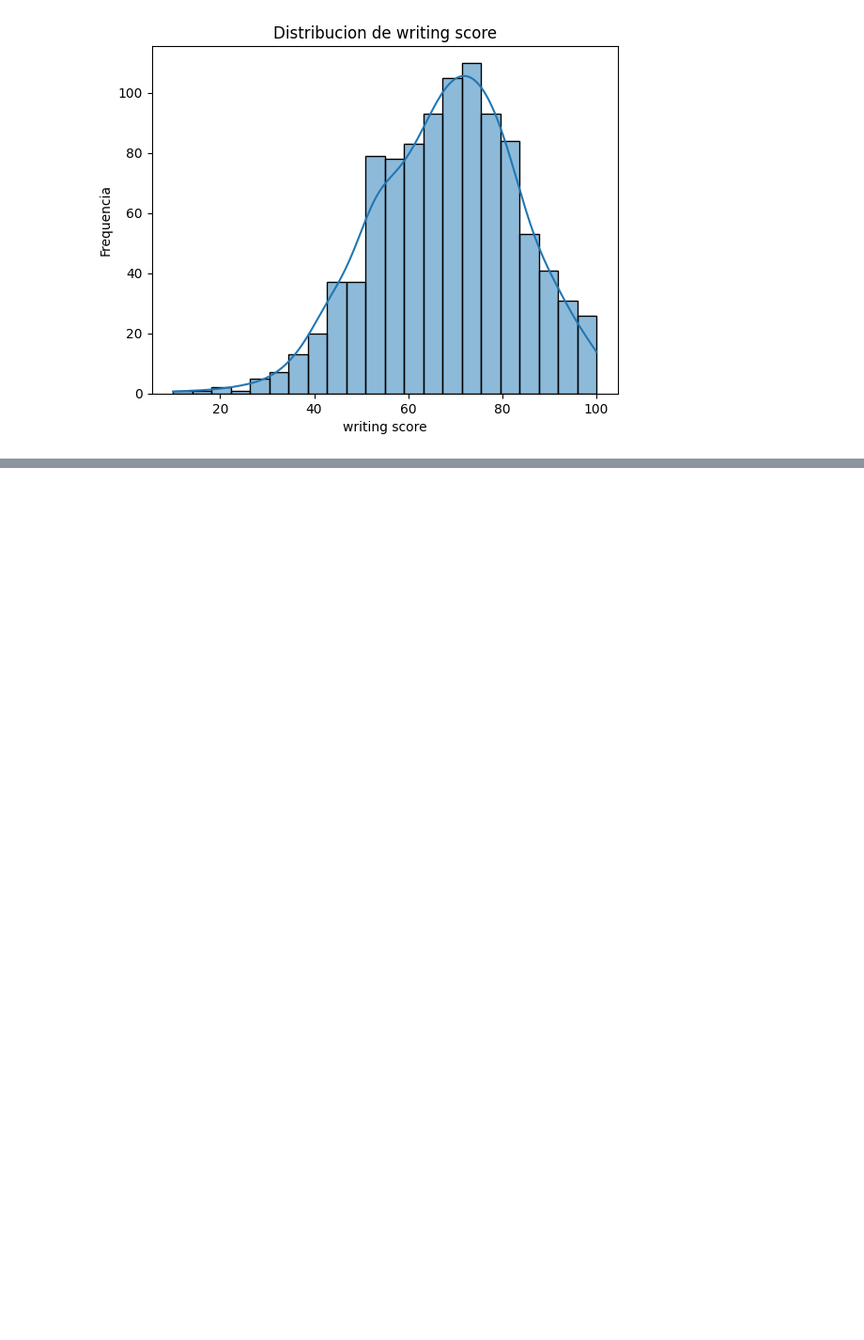
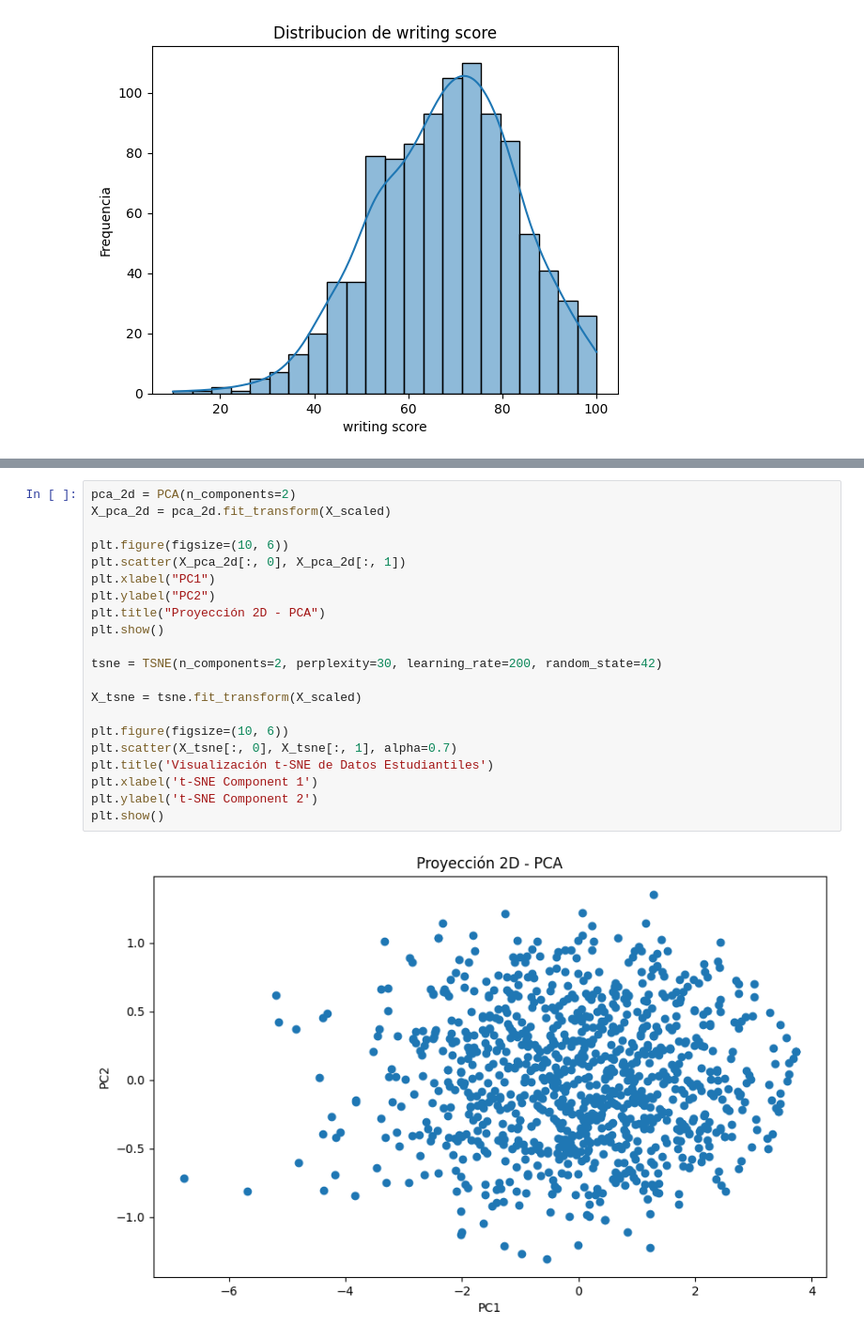
Before and after one commit to Shurrasco23/Guia-6-matematicas, a Jupyter notebook: guia6.ipynb, the cells around one changed output, grey strips where cells are left out. Shown at 94% size. Drawn from its saved outputs; the diff is of its cells as text; blank space fills up the shorter version.

```diff
--- a/guia6.ipynb
+++ b/guia6.ipynb
@@ -134,0 +226,23 @@ for column in df_data_num.columns:
+# %%
+pca_2d = PCA(n_components=2)
+X_pca_2d = pca_2d.fit_transform(X_scaled)
+
+plt.figure(figsize=(10, 6))
+plt.scatter(X_pca_2d[:, 0], X_pca_2d[:, 1])
+plt.xlabel("PC1")
+plt.ylabel("PC2")
+plt.title("Proyección 2D - PCA")
+plt.show()
+
+tsne = TSNE(n_components=2, perplexity=30, learning_rate=200, random_state=42)
+
+X_tsne = tsne.fit_transform(X_scaled)
+
+plt.figure(figsize=(10, 6))
+plt.scatter(X_tsne[:, 0], X_tsne[:, 1], alpha=0.7)
+plt.title('Visualización t-SNE de Datos Estudiantiles')
+plt.xlabel('t-SNE Component 1')
+plt.ylabel('t-SNE Component 2')
+plt.show()
+# %% [output]
+[figure, added]
```
Also changed, not shown: parts of 6 cells of this notebook.
